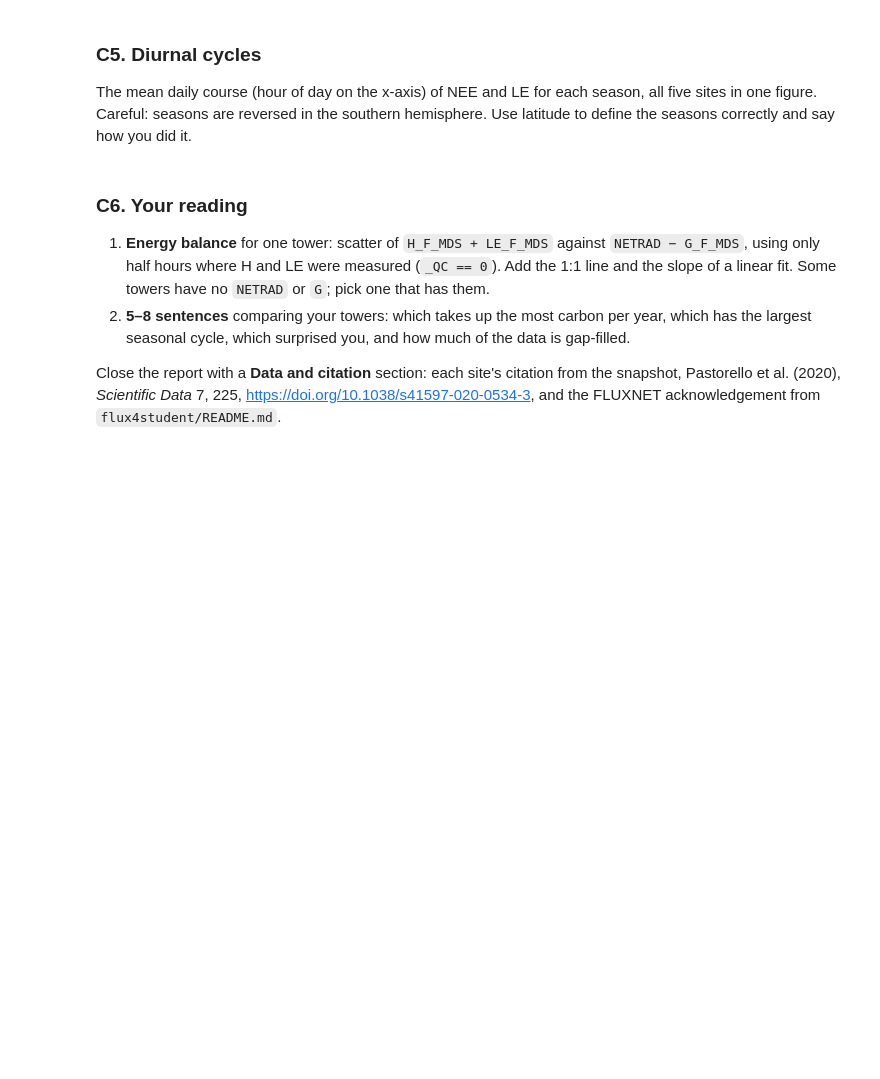
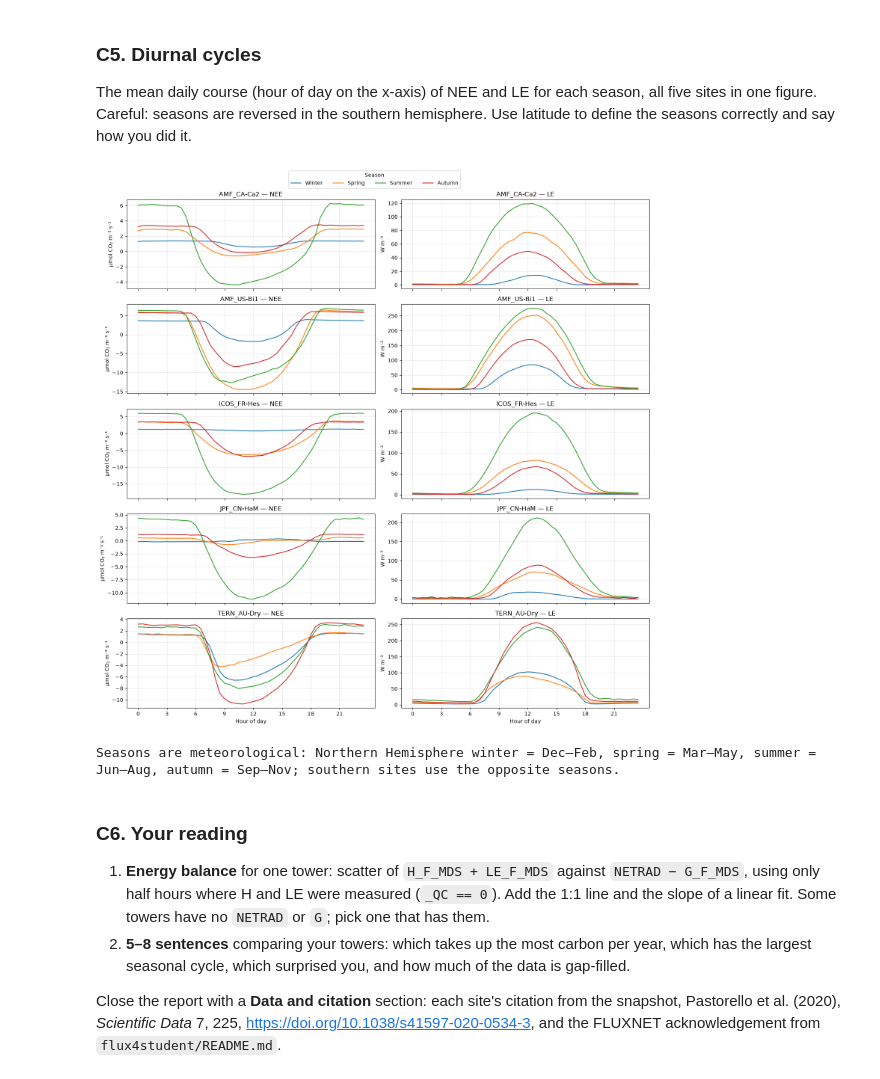
Before and after one commit to Moenki21/datascience_env_monit, a Jupyter notebook: scripts/view_tower_data.ipynb, the cells around one changed output. Cells and saved outputs as stored; diff of their text form; code cells hidden in the pictures; blank space fills up the shorter version.

```diff
--- a/scripts/view_tower_data.ipynb
+++ b/scripts/view_tower_data.ipynb
@@ -161,6 +358,78 @@ Check your aggregation once against the daily `FLUXMET_DD` file for one site.
 ### C5. Diurnal cycles
 
 The mean daily course (hour of day on the x-axis) of NEE and LE for each season, all five sites in one figure. Careful: seasons are reversed in the southern hemisphere. Use latitude to define the seasons correctly and say how you did it.
+# %%
+northern_season_by_month = {
+    12: "Winter", 1: "Winter", 2: "Winter",
+    3: "Spring", 4: "Spring", 5: "Spring",
+    6: "Summer", 7: "Summer", 8: "Summer",
+    9: "Autumn", 10: "Autumn", 11: "Autumn",
+}
+opposite_season = {
+    "Winter": "Summer",
+    "Spring": "Autumn",
+    "Summer": "Winter",
+    "Autumn": "Spring",
+}
+season_order = ["Winter", "Spring", "Summer", "Autumn"]
+season_colors = dict(zip(season_order, plt.rcParams["axes.prop_cycle"].by_key()["color"]))
+
+diurnal_data = master_df[["site", "time", "NEE_VUT_REF", "LE_F_MDS"]].copy()
+site_latitude = sites_df.set_index("site")["latitude"]
+diurnal_data["latitude"] = diurnal_data["site"].map(site_latitude)
+diurnal_data["season"] = diurnal_data["time"].dt.month.map(northern_season_by_month)
+southern = diurnal_data["latitude"] < 0
+diurnal_data.loc[southern, "season"] = diurnal_data.loc[southern, "season"].map(opposite_season)
+diurnal_data["hour_of_day"] = (
+    diurnal_data["time"].dt.hour + diurnal_data["time"].dt.minute / 60
+)
+
+diurnal_profile = (
+    diurnal_data.groupby(["site", "season", "hour_of_day"])[["NEE_VUT_REF", "LE_F_MDS"]]
+    .mean()
+    .reset_index()
+)
+
+site_order = sites_df.sort_values("site")["site"].tolist()
+fig, axes = plt.subplots(len(site_order), 2, figsize=(15, 3 * len(site_order)), sharex=True)
+
+for row, site in enumerate(site_order):
+    site_profile = diurnal_profile[diurnal_profile["site"].eq(site)]
+    for season in season_order:
+        seasonal_profile = site_profile[site_profile["season"].eq(season)]
+        if seasonal_profile.empty:
+            continue
+        axes[row, 0].plot(
+            seasonal_profile["hour_of_day"], seasonal_profile["NEE_VUT_REF"],
+            label=season, color=season_colors[season],
+        )
+        axes[row, 1].plot(
+            seasonal_profile["hour_of_day"], seasonal_profile["LE_F_MDS"],
+            label=season, color=season_colors[season],
+        )
+
+    axes[row, 0].set_title(f"{site} — NEE")
+    axes[row, 0].set_ylabel("µmol CO₂ m⁻² s⁻¹")
+    axes[row, 1].set_title(f"{site} — LE")
+    axes[row, 1].set_ylabel("W m⁻²")
+    for ax in axes[row]:
+        ax.set_xticks(range(0, 24, 3))
+        ax.grid(True, alpha=0.3)
+
+axes[-1, 0].set_xlabel("Hour of day")
+axes[-1, 1].set_xlabel("Hour of day")
+handles, labels = axes[0, 0].get_legend_handles_labels()
+fig.legend(handles, labels, title="Season", loc="upper center", ncol=4)
+fig.tight_layout(rect=(0, 0, 1, 0.97))
+plt.show()
+
+print(
+    "Seasons are meteorological: Northern Hemisphere winter = Dec–Feb, spring = Mar–May, "
+    "summer = Jun–Aug, autumn = Sep–Nov; southern sites use the opposite seasons."
+)
+# %% [output]
+[figure, added]
+Seasons are meteorological: Northern Hemisphere winter = Dec–Feb, spring = Mar–May, summer = Jun–Aug, autumn = Sep–Nov; southern sites use the opposite seasons.
 # %% [markdown]
 ### C6. Your reading
 
```
Also changed, not shown: parts of 7 cells of this notebook, 3 other files.
